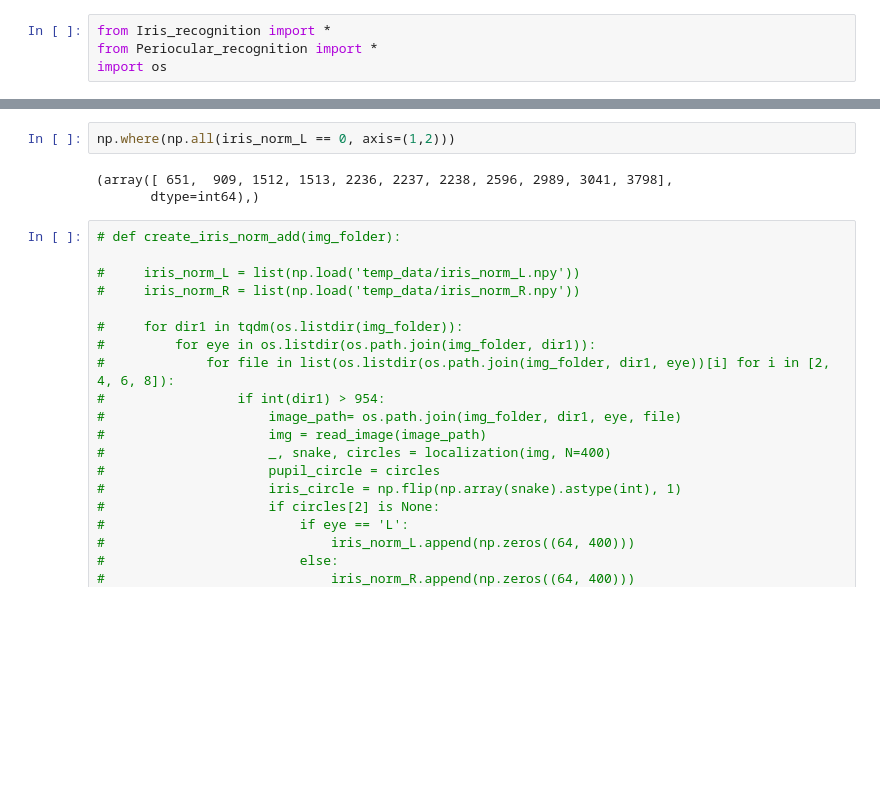
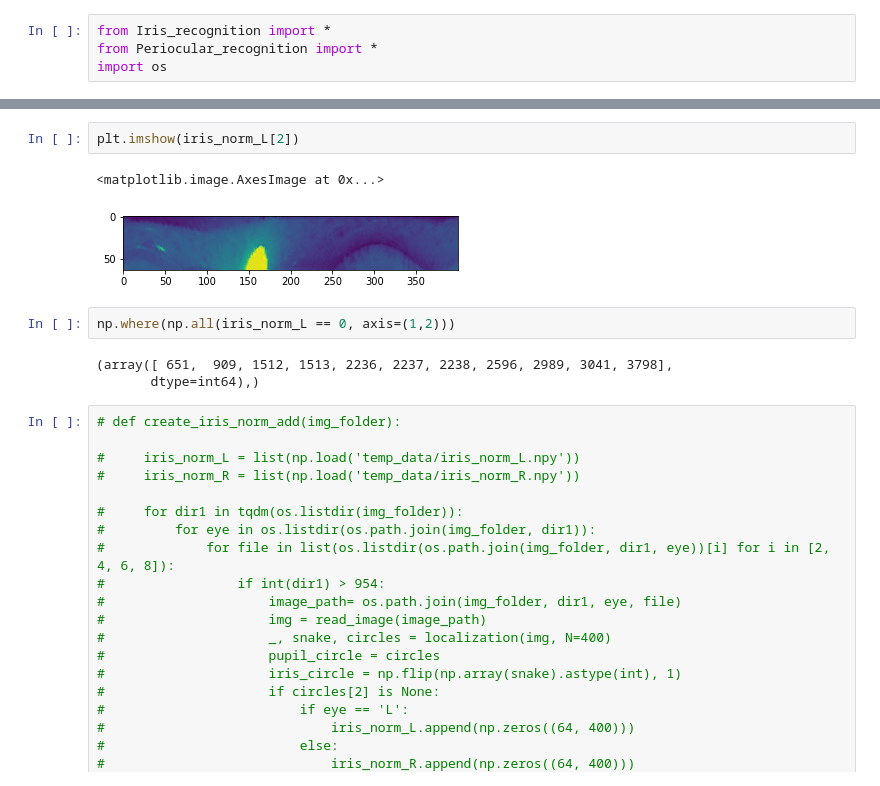
Before and after one commit to JimHok/Source_Code, a Jupyter notebook: iris_norm.ipynb, the cells around one changed output, grey strips where cells are left out. Cells and saved outputs as stored; diff of their text form; blank space fills up the shorter version.

```diff
--- a/iris_norm.ipynb
+++ b/iris_norm.ipynb
@@ -40,3 +65,8 @@ iris_norm_R = np.load('temp_data/iris_norm_R.npy')
+# %%
+plt.imshow(iris_norm_L[2])
+# %% [output]
+<matplotlib.image.AxesImage at 0x...>
+[figure, added]
 # %%
 np.where(np.all(iris_norm_L == 0, axis=(1,2)))
 # %% [output]
```
Also changed, not shown: parts of 9 cells of this notebook, 10 other files.
